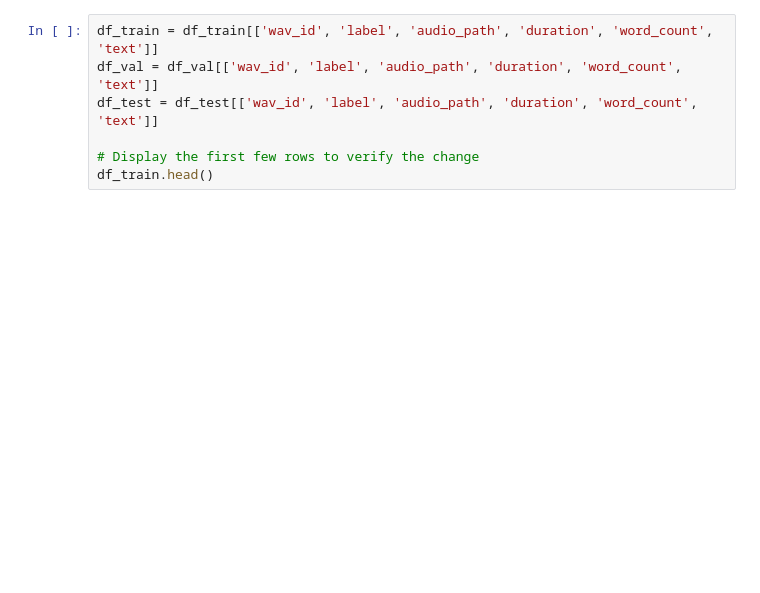
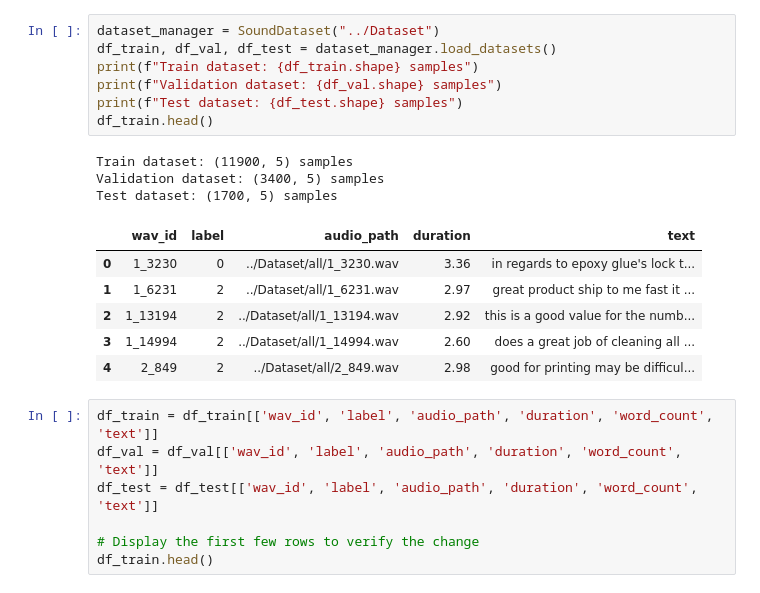
Before and after one commit to TurrAlix/Sound-Sentiment-Analysis, a Jupyter notebook: src/main.ipynb, the cells around one changed output. Cells and saved outputs as stored; diff of their text form; blank space fills up the shorter version.

```diff
--- a/src/main.ipynb
+++ b/src/main.ipynb
@@ -77,3 +21,20 @@ Test size: 1700
+# %%
+dataset_manager = SoundDataset("../Dataset")
+df_train, df_val, df_test = dataset_manager.load_datasets()
+print(f"Train dataset: {df_train.shape} samples")
+print(f"Validation dataset: {df_val.shape} samples")
+print(f"Test dataset: {df_test.shape} samples")
+df_train.head()
+# %% [output]
+Train dataset: (11900, 5) samples
+Validation dataset: (3400, 5) samples
+Test dataset: (1700, 5) samples
+|  | wav_id | label | audio_path | duration | text |
+| 0 | 1_3230 | 0 | ../Dataset/all/1_3230.wav | 3.36 | in regards to epoxy glue's lock t... |
+| 1 | 1_6231 | 2 | ../Dataset/all/1_6231.wav | 2.97 | great product ship to me fast it ... |
+| 2 | 1_13194 | 2 | ../Dataset/all/1_13194.wav | 2.92 | this is a good value for the numb... |
+| 3 | 1_14994 | 2 | ../Dataset/all/1_14994.wav | 2.60 | does a great job of cleaning all ... |
+| 4 | 2_849 | 2 | ../Dataset/all/2_849.wav | 2.98 | good for printing may be difficul... |
 # %%
 df_train = df_train[['wav_id', 'label', 'audio_path', 'duration', 'word_count', 'text']]
 df_val = df_val[['wav_id', 'label', 'audio_path', 'duration', 'word_count', 'text']]
```
Also changed, not shown: parts of 12 cells of this notebook, 2 other files.
